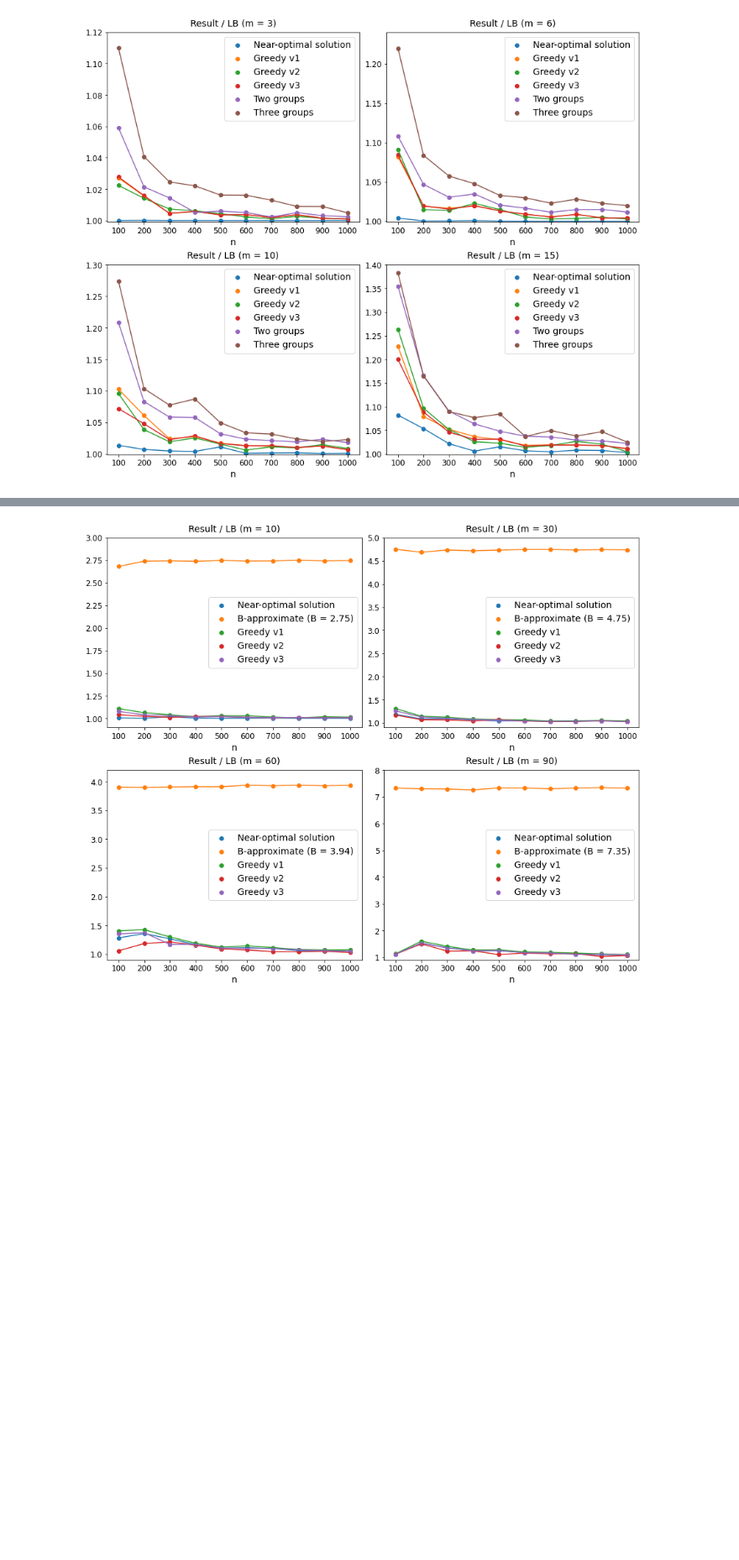
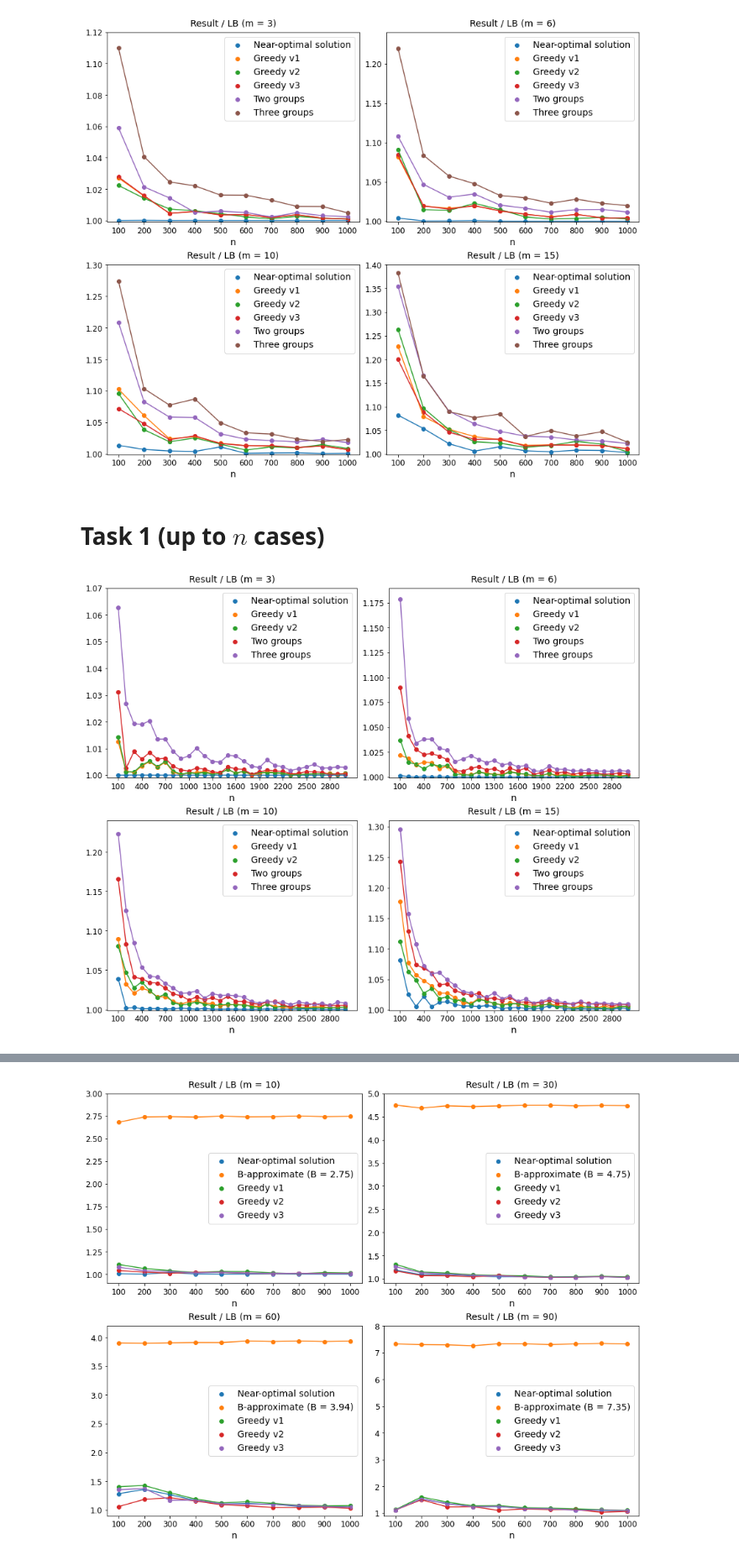
Before and after one commit to 30something/diploma_work, a Jupyter notebook: graphics.ipynb, the cells around one changed output, grey strips where cells are left out. Shown at 84% size. Drawn from its saved outputs; the diff is of its cells as text; code cells hidden in the pictures; blank space fills up the shorter version.

```diff
--- a/graphics.ipynb
+++ b/graphics.ipynb
@@ -3,7 +3,7 @@
 # %%
 import matplotlib.pyplot as plt
 import numpy as np
-X = np.array([100, 200, 300, 400, 500, 600, 700, 800, 900, 1000])
+X = np.linspace(100, 3000, 30)
 
 def plot(SOL, LB, G1, G2, G3, D, GR1, GR2, ymin, ymax, i, j, axs, m):
     SOL = np.array(SOL)
@@ -36,7 +36,7 @@ def plot(SOL, LB, G1, G2, G3, D, GR1, GR2, ymin, ymax, i, j, axs, m):
 
     axs[i, j].set_xlabel('n', fontsize = 14)
     axs[i, j].set_title(f'Result / LB (m = {m})', fontsize = 14, pad = 10)
-    axs[i, j].set_xticks(np.linspace(100, 1000, 10))
+    axs[i, j].set_xticks(np.arange(100, 3001, 300))
     axs[i, j].tick_params(axis = 'both', which = 'major', labelsize=12)
     axs[i, j].set_ylim(ymin, ymax)
     axs[i, j].legend(fontsize = 14)
@@ -240,4 +240,56 @@ GR2 = [31958, 276831, 929288, 2189704, 4221968, 7208912, 11516559, 17382076, 246
 plot(SOL, LB, G1, G2, G3, D, GR1, GR2, 0.999, 1.4, 1, 1, axs, 15)
 # %% [output]
 [figure]
+# %% [markdown]
+# Task 1 (up to $ n $ cases)
+# %%
+# random
+
+fig, axs = plt.subplots(2, 2, figsize = (12, 10), constrained_layout = True)
+
+# 3
+LB = [1672, 6236, 14734, 26027, 40639, 59353, 80146, 103362, 134548, 162619, 199791, 237085, 274417, 328536, 370894, 420472, 475737, 546216, 619792, 663163, 729925, 787905, 887554, 955253, 1018267, 1130762, 1219167, 1290092, 1391166, 1510506]
+SOL = [1672, 6236, 14735, 26028, 40639, 59353, 80146, 103366, 134548, 162620, 199791, 237086, 274418, 328536, 370895, 420473, 475737, 546218, 619794, 663163, 729927, 787907, 887556, 955254, 1018267, 1130762, 1219167, 1290093, 1391167, 1510508]
+D = [1766, 6460, 16095, 26668, 43766, 61286, 82373, 107128, 136059, 167938, 210552, 239530, 280717, 334771, 372759, 427066, 480519, 551759, 625820, 674581, 740272, 799531, 897305, 961513, 1034138, 1143779, 1233209, 1325482, 1407322, 1525536]
+G1 = [1693, 6245, 14748, 26116, 40846, 59527, 80542, 103483, 134570, 162772, 199972, 237442, 274563, 328821, 371677, 420779, 476419, 546276, 620104, 664068, 730580, 788459, 887856, 955490, 1018692, 1131371, 1219891, 1290972, 1391532, 1511733]
+G2 = [1696, 6244, 14752, 26125, 40854, 59544, 80556, 103519, 134595, 162772, 199909, 237327, 274529, 328772, 371716, 420748, 476442, 546395, 620346, 663802, 730575, 788518, 887601, 955454, 1018656, 1131442, 1219861, 1290760, 1391631, 1511452]
+G3 = [1692, 6246, 14752, 26117, 40851, 59528, 80541, 103486, 134571, 162773, 199971, 237444, 274567, 328824, 371678, 420781, 476419, 546268, 620109, 664065, 730577, 788463, 887856, 955488, 1018692, 1131372, 1219893, 1290973, 1391529, 1511735]
+GR1 = [1724, 6252, 14864, 26183, 40985, 59713, 80652, 103706, 134817, 162863, 200332, 237621, 274765, 328819, 372042, 421465, 476754, 546419, 620522, 664438, 731097, 789027, 888039, 955878, 1019597, 1132127, 1220429, 1290440, 1391777, 1511404]
+GR2 = [1777, 6403, 15018, 26522, 41465, 60151, 81227, 104290, 135380, 163795, 201812, 238802, 275837, 330133, 373655, 423476, 478262, 548026, 621563, 666933, 732623, 790360, 889137, 957508, 1021422, 1135341, 1222343, 1293682, 1395397, 1514927]
+plot(SOL, LB, G1, G2, G3, D, GR1, GR2, 0.999, 1.07, 0, 0, axs, 3)
+
+# 6
+LB = [788, 3019, 7220, 12815, 20073, 29378, 39727, 51284, 66827, 80812, 99350, 117945, 136564, 163570, 184700, 209438, 237020, 272209, 308947, 330585, 363915, 392854, 442629, 476428, 507886, 564084, 608235, 643648, 694134, 753754]
+SOL = [789, 3020, 7220, 12820, 20074, 29384, 39731, 51289, 66834, 80821, 99353, 117957, 136571, 163581, 184709, 209448, 237026, 272222, 308957, 330595, 363925, 392863, 442643, 476439, 507907, 564097, 608256, 643650, 694148, 753760]
+D = [876, 3164, 8545, 13401, 23270, 30813, 42508, 56129, 69578, 85280, 104875, 122048, 143261, 172488, 189786, 221328, 243833, 276736, 315484, 345490, 378040, 401543, 459901, 495807, 517962, 592990, 616436, 673484, 725912, 784114]
+G1 = [805, 3076, 7307, 13005, 20360, 29616, 40168, 51588, 66975, 80983, 99820, 118383, 136931, 163966, 185654, 210223, 237614, 272507, 309370, 331641, 364554, 393821, 443342, 476740, 508877, 565345, 609332, 644216, 694756, 754907]
+G2 = [817, 3063, 7312, 12917, 20327, 29698, 40181, 51422, 66973, 80946, 99835, 118316, 136882, 163871, 185594, 210184, 237677, 272583, 309325, 331770, 364147, 393590, 442919, 476712, 508662, 565245, 609333, 644455, 694280, 754821]
+G3 = [805, 3075, 7313, 13011, 20362, 29615, 40166, 51593, 66964, 80983, 99823, 118376, 136929, 163981, 185656, 210208, 237612, 272506, 309379, 331653, 364557, 393819, 443346, 476748, 508875, 565345, 609329, 644223, 694732, 754911]
+GR1 = [859, 3144, 7419, 13104, 20544, 29990, 40415, 51601, 67224, 81511, 100364, 118770, 137687, 164355, 186288, 210684, 239090, 272941, 310240, 332775, 365305, 394750, 443803, 478320, 509748, 566366, 609806, 645623, 696823, 756086]
+GR2 = [929, 3196, 7464, 13301, 20834, 30222, 40791, 52060, 68044, 82530, 101085, 119637, 138796, 165538, 187189, 211530, 239769, 273846, 310715, 334183, 366671, 395805, 445326, 479259, 511291, 567366, 611803, 647310, 698470, 758159]
+plot(SOL, LB, G1, G2, G3, D, GR1, GR2, 0.999, 1.19, 0, 1, axs, 6)
+
+# 10
+LB = [435, 1733, 4215, 7532, 11847, 17389, 23560, 30454, 39743, 48090, 59175, 70291, 81426, 97585, 110223, 125027, 141534, 162609, 184611, 197557, 217513, 234835, 264660, 284899, 303736, 337413, 363864, 385072, 415322, 451054]
+SOL = [452, 1736, 4226, 7539, 11860, 17411, 23576, 30481, 39812, 48143, 59195, 70393, 81456, 97619, 110272, 125070, 141562, 162641, 184656, 197699, 217595, 234928, 264729, 285104, 303915, 337650, 363914, 385137, 415379, 451183]
+D = [607, 2097, 5397, 8457, 14070, 18257, 24943, 33888, 41059, 54121, 62974, 75534, 87930, 104463, 118949, 137760, 153661, 169862, 190884, 214586, 227354, 246925, 291386, 308749, 317018, 351950, 378314, 403104, 435244, 485104]
+G1 = [474, 1789, 4302, 7736, 12128, 17667, 23941, 30775, 40014, 48564, 59811, 70850, 82038, 98033, 110873, 125858, 142355, 163372, 185276, 198937, 218391, 235484, 265260, 285630, 304613, 338627, 365141, 386084, 416528, 452625]
+G2 = [470, 1815, 4331, 7797, 12134, 17655, 24023, 30721, 39979, 48422, 59749, 70780, 81815, 98169, 110966, 125781, 142320, 163281, 184980, 198957, 218050, 235899, 265551, 285511, 304280, 338045, 364690, 385966, 416295, 452650]
+G3 = [463, 1791, 4296, 7748, 12124, 17666, 23947, 30772, 40014, 48530, 59801, 70850, 82040, 98011, 110867, 125852, 142358, 163350, 185272, 198928, 218389, 235480, 265265, 285605, 304614, 338639, 365137, 386101, 416526, 452624]
+GR1 = [507, 1877, 4388, 7826, 12254, 17973, 24202, 31063, 40435, 48677, 60117, 71172, 82642, 98695, 112072, 126347, 143006, 163942, 185789, 199472, 219698, 236206, 265501, 286626, 305359, 339849, 365709, 387095, 417361, 453499]
+GR2 = [532, 1951, 4572, 7939, 12350, 18107, 24345, 31283, 40559, 49109, 60568, 71323, 83076, 99334, 112231, 127214, 143791, 164244, 186095, 199629, 219547, 236998, 266352, 287504, 306168, 339568, 366730, 387041, 419234, 454725]
+plot(SOL, LB, G1, G2, G3, D, GR1, GR2, 0.999, 1.24, 1, 0, axs, 10)
+
+# 15
+LB = [260, 1092, 2713, 4893, 7737, 11397, 15479, 20040, 26202, 31732, 39090, 46466, 53859, 64595, 72987, 82824, 93792, 107810, 122444, 131045, 144312, 155827, 175676, 189136, 201662, 224080, 241681, 255787, 275916, 299704]
+SOL = [281, 1119, 2728, 4999, 7776, 11534, 15684, 20216, 26359, 31928, 39293, 46785, 54135, 64713, 73225, 83126, 93977, 107990, 122773, 131901, 144981, 156154, 175781, 189411, 201921, 224386, 242027, 255900, 276661, 300269]
+D = [453, 1582, 3347, 6619, 9552, 13883, 17236, 22951, 29293, 36149, 44041, 52476, 58940, 69992, 82525, 90393, 101480, 119156, 131388, 142804, 154485, 163686, 182586, 208857, 216121, 237682, 259224, 276705, 301073, 324876]
+G1 = [306, 1176, 2868, 5126, 8040, 11706, 15901, 20438, 26497, 32053, 39810, 47114, 54401, 65128, 73793, 83587, 94617, 108616, 123335, 132300, 145430, 156618, 176270, 190313, 202441, 224798, 243172, 256744, 277383, 301239]
+G2 = [289, 1160, 2845, 5024, 8007, 11604, 15807, 20331, 26634, 32003, 39759, 47122, 54409, 65090, 73668, 83678, 94413, 108204, 123379, 132209, 144991, 156792, 176031, 189753, 202686, 224803, 242268, 256319, 277349, 301248]
+G3 = [297, 1153, 2852, 5126, 8052, 11702, 15910, 20402, 26501, 32052, 39809, 47094, 54394, 65125, 73794, 83549, 94612, 108615, 123346, 132321, 145438, 156621, 176252, 190304, 202444, 224789, 243178, 256726, 277381, 301245]
+GR1 = [323, 1233, 2912, 5226, 8204, 11863, 16134, 20663, 26911, 32483, 40165, 47310, 54893, 65568, 74462, 83819, 94971, 108947, 123875, 133062, 145855, 157381, 177268, 191416, 203771, 226037, 243998, 257217, 278332, 302061]
+GR2 = [337, 1264, 3005, 5242, 8195, 12088, 16238, 20837, 26971, 32614, 39929, 47431, 55349, 65763, 74593, 83957, 95432, 108984, 124170, 133372, 146385, 157594, 177381, 191728, 203505, 226465, 244202, 258308, 278494, 302503]
+plot(SOL, LB, G1, G2, G3, D, GR1, GR2, 0.999, 1.31, 1, 1, axs, 15)
+# %% [output]
+[figure, added]
 # %% [markdown]
```
Also changed, not shown: parts of 4 cells of this notebook, 10 other files.
